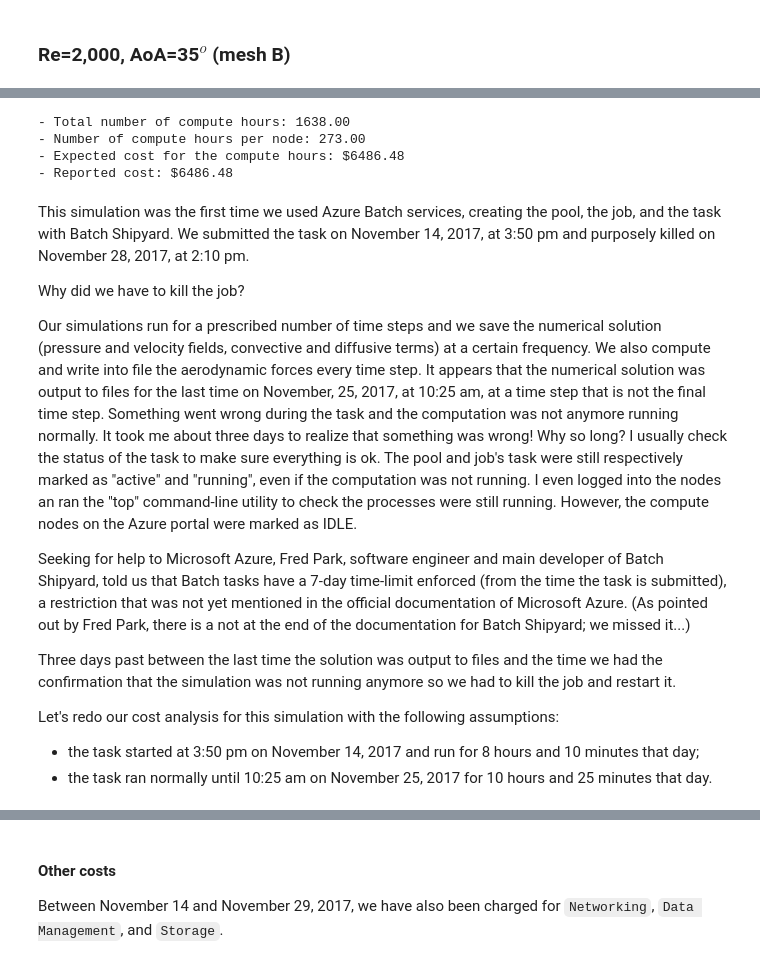
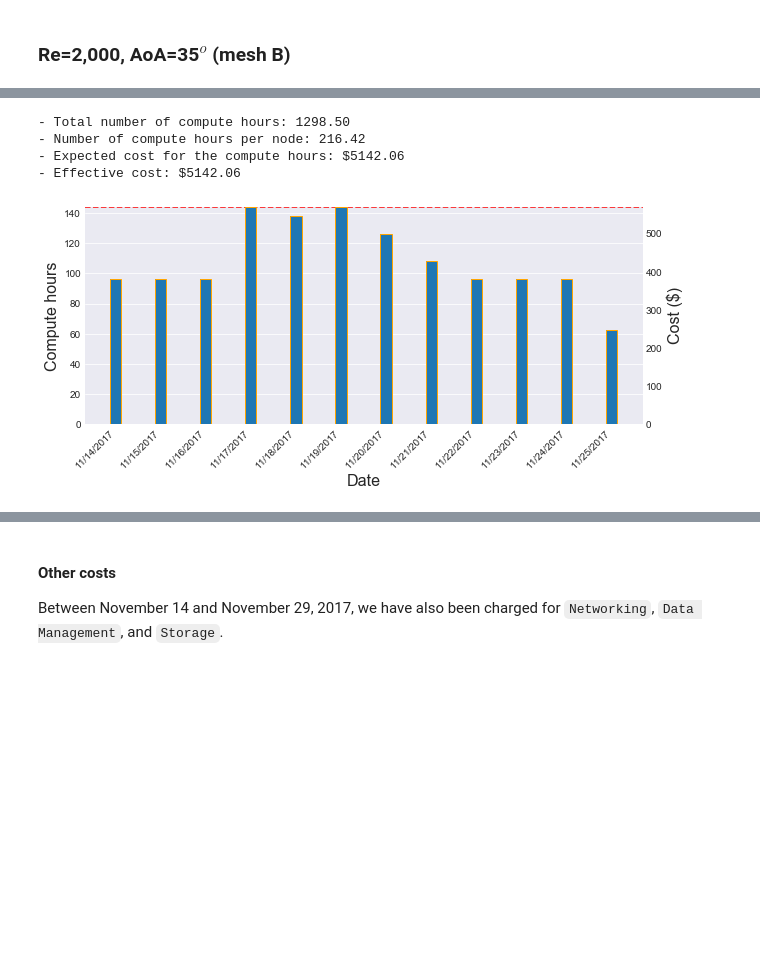
Before and after one commit to mesnardo/FlyingSnake2Cloud, a Jupyter notebook: reports/costanalysis/costanalysis.ipynb, the cells around one changed output, grey strips where cells are left out. Drawn from its saved outputs; the diff is of its cells as text; code cells hidden in the pictures; blank space fills up the shorter version.

```diff
--- a/reports/costanalysis/costanalysis.ipynb
+++ b/reports/costanalysis/costanalysis.ipynb
@@ -299,48 +446,36 @@ We do not have the runtime from PETSc for the simulation as we purposely killed
 # %%
-start, end = '2017-11-14', '2017-11-28'
+# Get data between starting and ending dates
+start, end = '2017-11-14', '2017-11-25'
 mask = ((pandas.to_datetime(data['Date']) >= start) &
         (pandas.to_datetime(data['Date']) <= end))
-meshB2k35['data'] = data[mask]
+subdata = data[mask]
+# Get data for the usage of virtual machines
+mask = subdata['ServiceName'] == 'Virtual Machines'
+subdata = subdata[mask]
 
-mask = meshB2k35['data']['ServiceName'] == 'Virtual Machines'
-subdata = meshB2k35['data'][mask]
+n_nodes = 6  # Number of nodes in the pool
+hour_cost = 3.96  # Compute hour cost a NC24r instance
+dates = subdata['Date'].values
+hours = subdata['Quantity'].values
+costs = subdata['Cost'].values
 
-total_hours = subdata['Quantity'].sum()
-print('- Total number of compute hours: {:.2f}'.format(total_hours))
+# Assume run for 10 hours and 25 minutes on last day
+last_hours = (10.0 + 25.0 / 60) * n_nodes
+if hours[-1] > last_hours:
+    hours[-1] = last_hours
+    costs[-1] = hours[-1] * hour_cost
+
+print('- Total number of compute hours: {:.2f}'
+      .format(hours.sum()))
 print('- Number of compute hours per node: {:.2f}'
-      .format(total_hours / meshB2k35['nodes']))
+      .format(hours.sum() / n_nodes))
 print('- Expected cost for the compute hours: ${:.2f}'
-      .format(total_hours * compute_hour_costs[meshB2k35['instance']]))
-print('- Reported cost: ${:.2f}'
-      .format(subdata['Cost'].sum()))
+      .format(hours.sum() * hour_cost))
+print('- Effective cost: ${:.2f}'.format(costs.sum()))
+plot_daily_charges(dates, hours, costs, n_nodes, hour_cost)
 # %% [output]
-- Total number of compute hours: 1638.00
-- Number of compute hours per node: 273.00
-- Expected cost for the compute hours: $6486.48
-- Reported cost: $6486.48
+- Total number of compute hours: 1298.50
+- Number of compute hours per node: 216.42
+- Expected cost for the compute hours: $5142.06
+- Effective cost: $5142.06
+[figure, added]
-# %% [markdown]
-This simulation was the first time we used Azure Batch services, creating the pool, the job, and the task with Batch Shipyard.
-We submitted the task on November 14, 2017, at 3:50 pm and purposely killed on November 28, 2017, at 2:10 pm.
-
-Why did we have to kill the job?
-
-Our simulations run for a prescribed number of time steps and we save the numerical solution (pressure and velocity fields, convective and diffusive terms) at a certain frequency.
-We also compute and write into file the aerodynamic forces every time step.
-It appears that the numerical solution was output to files for the last time on November, 25, 2017, at 10:25 am, at a time step that is not the final time step.
-Something went wrong during the task and the computation was not anymore running normally.
-It took me about three days to realize that something was wrong!
-Why so long?
-I usually check the status of the task to make sure everything is ok.
-The pool and job's task were still respectively marked as  "active" and "running", even if the computation was not running.
-I even logged into the nodes an ran the "top" command-line utility to check the processes were still running.
-However, the compute nodes on the Azure portal were marked as IDLE.
-
-Seeking for help to Microsoft Azure, Fred Park, software engineer and main developer of Batch Shipyard, told us that Batch tasks have a 7-day time-limit enforced (from the time the task is submitted), a restriction that was not yet mentioned in the official documentation of Microsoft Azure.
-(As pointed out by Fred Park, there is a not at the end of the documentation for Batch Shipyard; we missed it...)
-
-Three days past between the last time the solution was output to files and the time we had the confirmation that the simulation was not running anymore so we had to kill the job and restart it.
-
-Let's redo our cost analysis for this simulation with the following assumptions:
-
-* the task started at 3:50 pm on November 14, 2017 and run for 8 hours and 10 minutes that day;
-* the task ran normally until 10:25 am on November 25, 2017 for 10 hours and 25 minutes that day.
```
Also changed, not shown: parts of 69 cells of this notebook.
